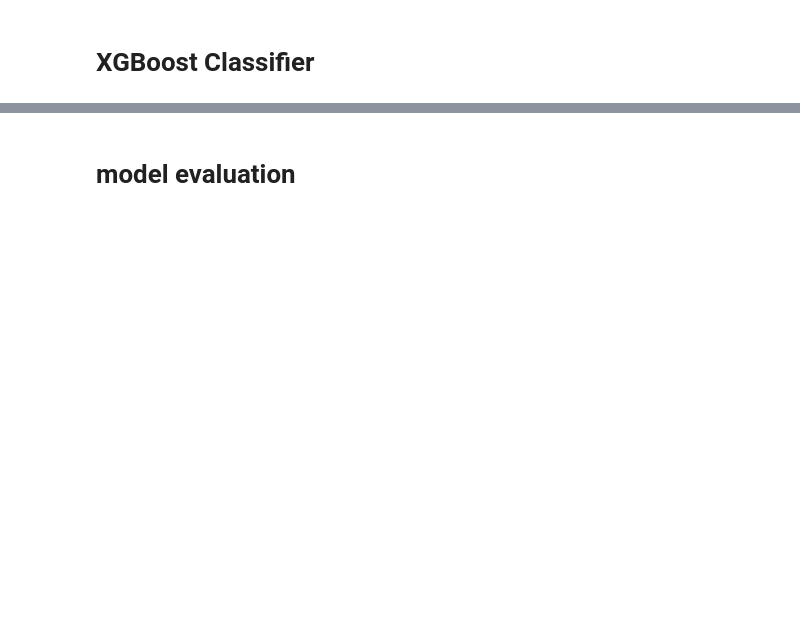
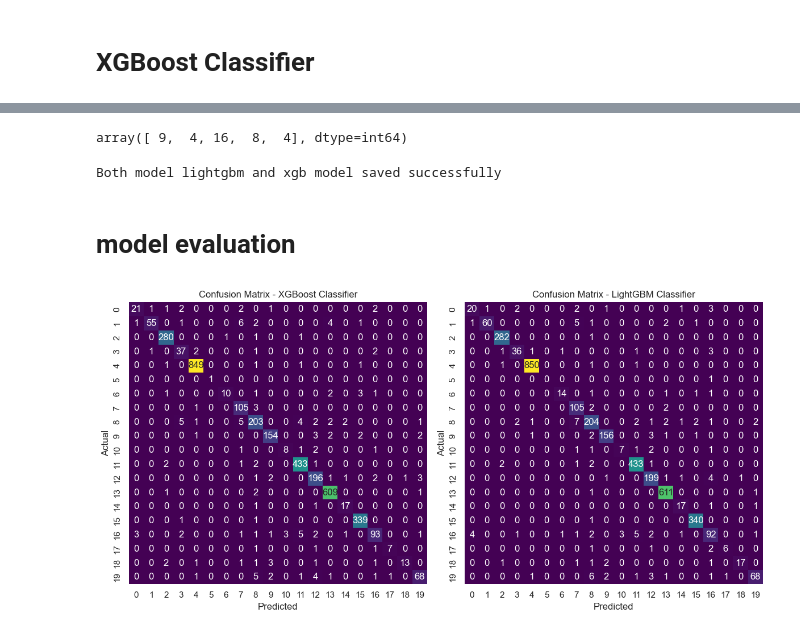
Before and after one commit to Omedobi/Incident-analysis, a Jupyter notebook: notebook/incident-analysis.ipynb, the cells around one changed output, grey strips where cells are left out. Saved outputs shown, nothing was run; the diff lists cells and outputs as text; code cells hidden in the pictures; blank space fills up the shorter version.

```diff
--- a/notebook/incident-analysis.ipynb
+++ b/notebook/incident-analysis.ipynb
@@ -896,16 +930,19 @@ Another task `Time series(Time) and spatio temporal, predict place of next incid
 # **LightGBM Classifier**
 # %%
 # using Light gradient boosting and hyperparameter tuning to get the best parameters for the model
-lightgbm_model = LGBMClassifier(device='gpu', random_state=42)
+lightgbm_model = LGBMClassifier(device=['gpu'], random_state=42)
 
 lightgbm_params = {
     'n_estimators':[100,200,300],
     'max_depth':[-1, 10, 20, 30],
     'learning_rate':[0.001, 0.01, 0.05, 0.1],
     'boosting_type':['gbdt','dart'],
+    'gpu_platform_id':[1],
+    'gpu_device_id':[1],
+
 }
 
-lightgbm_grid_search = GridSearchCV(lightgbm_model, lightgbm_params, cv=5, error_score='raise', scoring='accuracy', verbose=2, n_jobs=-1)
+lightgbm_grid_search = GridSearchCV(lightgbm_model, lightgbm_params, cv=3, error_score='raise', scoring='accuracy', verbose=2, n_jobs=-1)
 lightgbm_grid_search.fit(X_train, y_train)
 
 print('Best params:', lightgbm_grid_search.best_params_)
@@ -933,11 +1013,11 @@ xgb_params = {
     'n_estimators':[100,200,300],
     'max_depth':[3, 5, 7, 10],
     'learning_rate':[0.001, 0.01, 0.1, 0.2],
-    'tree_method': ['gpu_hist'],
-    'predictor': ['gpu_predictor'],
+    'booster':['gbtree'],
+    'subsample': [0.6, 0.8, 1.0],
 }
 
-Grid_search = GridSearchCV(xgb_model, xgb_params, cv=5, error_score='raise', scoring='accuracy', verbose=2)
+Grid_search = GridSearchCV(xgb_model, xgb_params, cv=3, error_score='raise', scoring='accuracy', verbose=2)
 Grid_search.fit(X_train, y_train)
 
 print('Best parameter:', Grid_search.best_params_)
@@ -968,5 +1065,18 @@ xgb_model
 xgb_pred = xgb_model.predict(X_test)
 
 xgb_pred[0:5]
+# %% [output]
+array([ 9,  4, 16,  8,  4], dtype=int64)
+# %%
+#save the model.
+import joblib
+
+joblib.dump(xgb_model, "../saved_model/xgb_model.joblib")
+
+joblib.dump(lightgbm_model, "../saved_model/lightgbm_model.joblib")
+
+print("Both model lightgbm and xgb model saved successfully")
+# %% [output]
+Both model lightgbm and xgb model saved successfully
 # %% [markdown]
 # **model evaluation**
@@ -973,14 +1086,14 @@ xgb_pred[0:5]
 # %%
-# Apply the Confusion matrix plot script
-import sys
-sys.path.append('C:/Users/admin/Documents/Data-Science-jobs/Incident-analysis/src')
-from src.confusion_matrix import *
+from evaluation_viz import ModelEvaluationViz
+#plotting the confusion matrix
 
 y_true = y_test
 
 y_preds = [xgb_pred, lightgbm_pred]
 
 model_names = ['XGBoost Classifier','LightGBM Classifier']
 
 # Use the plot_confusion_matrix function to plot the confusion matrices
-plot_confusion_matrix(y_true, y_preds, model_names)
+ModelEvaluationViz.plot_confusion_matrix(y_true, y_preds, model_names)
+# %% [output]
+[figure, added]
```
Also changed, not shown: parts of 20 cells of this notebook, 4 other files.
